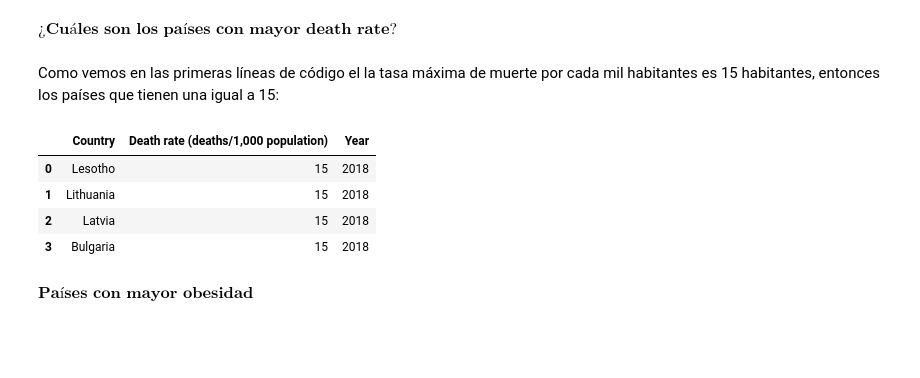
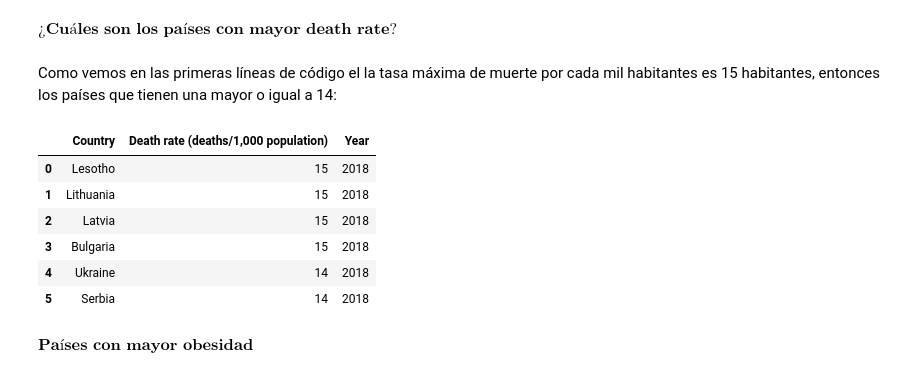
Before and after one commit to DCIDA2019/dcida2020ii-ValdiviaGCR, a Jupyter notebook: Sep11/AnalisisDescriptivo.ipynb, the cells around one changed output. Drawn from its saved outputs; the diff is of its cells as text; code cells hidden in the pictures; blank space fills up the shorter version.

```diff
--- a/Sep11/AnalisisDescriptivo.ipynb
+++ b/Sep11/AnalisisDescriptivo.ipynb
@@ -128,15 +128,17 @@ plt.hist(rawdata3['Hospital bed density (beds/1,000 population)']);
 # %% [markdown]
 $\textbf{¿Cuáles son los países con mayor death rate?}$
 # %% [markdown]
-Como vemos en las primeras líneas de código el la tasa máxima de muerte por cada mil habitantes es 15 habitantes, entonces los países que tienen una igual a 15:
+Como vemos en las primeras líneas de código el la tasa máxima de muerte por cada mil habitantes es 15 habitantes, entonces los países que tienen una  mayor o igual a 14:
 # %%
-rawdata[(rawdata['Death rate (deaths/1,000 population)'] >= 15.0)]
+rawdata[(rawdata['Death rate (deaths/1,000 population)'] >= 14.0)]
 # %% [output]
 |  | Country | Death rate (deaths/1,000 population) | Year |
 | 0 | Lesotho | 15 | 2018 |
 | 1 | Lithuania | 15 | 2018 |
 | 2 | Latvia | 15 | 2018 |
 | 3 | Bulgaria | 15 | 2018 |
+| 4 | Ukraine | 14 | 2018 |
+| 5 | Serbia | 14 | 2018 |
 # %% [markdown]
 $\textbf{Países con mayor obesidad}$
 # %%
```
Also changed, not shown: parts of 5 cells of this notebook.
